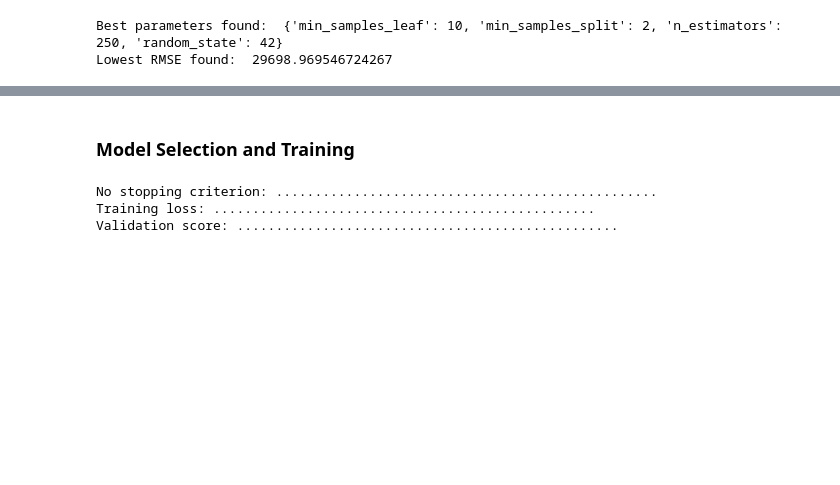
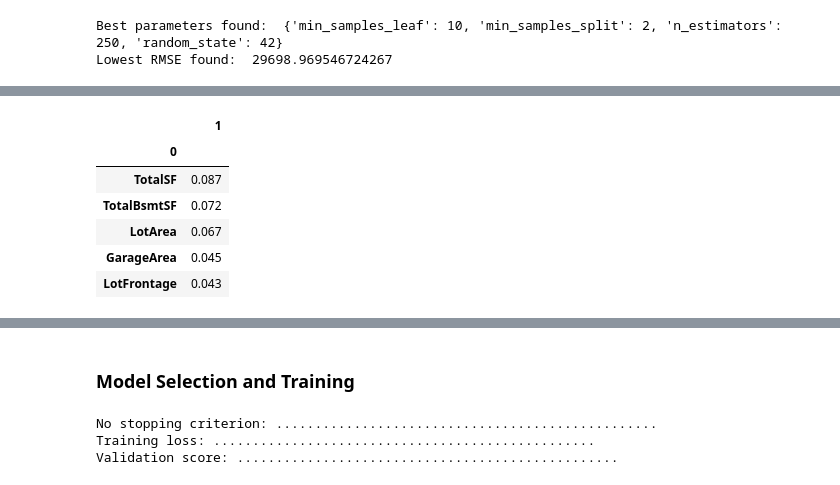
Before and after one commit to cchen17/machine-learning_house-prices, a Jupyter notebook: denise/EDA and Feature Selection.ipynb, the cells around one changed output, grey strips where cells are left out. Cells and saved outputs as stored; diff of their text form; code cells hidden in the pictures; blank space fills up the shorter version.

```diff
--- a/denise/EDA and Feature Selection.ipynb
+++ b/denise/EDA and Feature Selection.ipynb
@@ -342,2 +385,11 @@ xgb = pd.DataFrame(list(zip(X.columns, grid_search_xgbforest.best_estimator_.fea
 # %%
-xgb[xgb[1] >= 0.001]
+xgbFeat = pd.DataFrame(xgb[xgb[1] >= 0.001])
+xgbFeat.head()
+# %% [output]
+|  | 1 |
+| 0 |  |
+| TotalSF | 0.087 |
+| TotalBsmtSF | 0.072 |
+| LotArea | 0.067 |
+| GarageArea | 0.045 |
+| LotFrontage | 0.043 |
```
Also changed, not shown: parts of 29 cells of this notebook, 1 other file.
